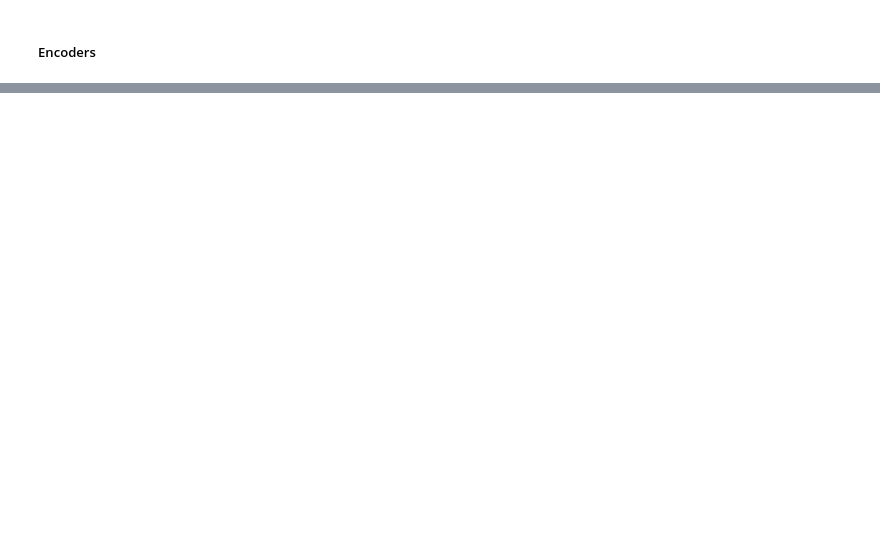
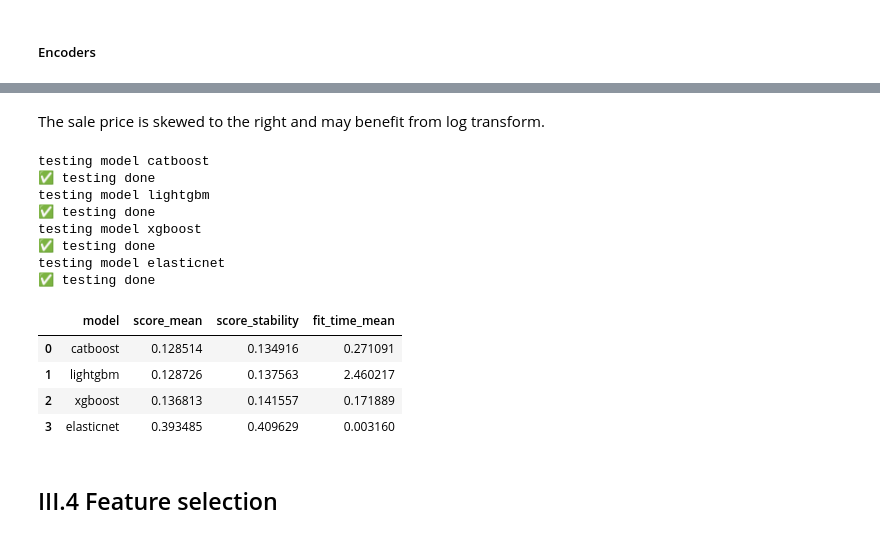
Before and after one commit to PabloRougerie/housing_kaggle, a Jupyter notebook: houses_kaggle_competition.ipynb, the cells around one changed output, grey strips where cells are left out. Drawn from its saved outputs; the diff is of its cells as text; code cells hidden in the pictures; blank space fills up the shorter version.

```diff
--- a/houses_kaggle_competition.ipynb
+++ b/houses_kaggle_competition.ipynb
@@ -1537,0 +1592,7 @@ results.to_csv("submission_final.csv", header=True, index=False)
+# %%
+selected_models = {
+    'catboost': CatBoostRegressor(iterations=100, random_state= random_state, verbose=0),
+    'lightgbm': LGBMRegressor(n_estimators=100, random_state= random_state, verbose=-1),
+    'xgboost': XGBRegressor(n_estimators=100, random_state= random_state),
+    'elasticnet': ElasticNet(alpha=1.0, l1_ratio=0.5, max_iter=10000, random_state= random_state)
+}
@@ -1537,0 +1612,40 @@ results.to_csv("submission_final.csv", header=True, index=False)
+# %% [markdown]
+The sale price is skewed to the right and may benefit from log transform.
+# %%
+#target transfo
+y_log = np.log1p(y)
+
+score_after_target_log = []
+for model_name, model_instance in selected_models.items():
+    print(f"testing model {model_name}")
+    model_score=  {}
+    results_temp = cross_validate(model_instance,
+                                      X= X_train,
+                                      y= y_log,
+                                      cv= 5,
+                                      n_jobs= -1,
+                                      scoring= "neg_root_mean_squared_error")
+    model_score["model"] = model_name
+    model_score["score_mean"] = -results_temp["test_score"].mean()
+    model_score["score_stability"] = -results_temp["test_score"].mean() + results_temp["test_score"].std()
+    model_score["fit_time_mean"] = results_temp["fit_time"].mean()
+    score_after_target_log.append(model_score)
+    print("✅ testing done")
+scores_target_log = pd.DataFrame(score_after_target_log)
+scores_target_log
+# %% [output]
+testing model catboost
+✅ testing done
+testing model lightgbm
+✅ testing done
+testing model xgboost
+✅ testing done
+testing model elasticnet
+✅ testing done
+|  | model | score_mean | score_stability | fit_time_mean |
+| 0 | catboost | 0.128514 | 0.134916 | 0.271091 |
+| 1 | lightgbm | 0.128726 | 0.137563 | 2.460217 |
+| 2 | xgboost | 0.136813 | 0.141557 | 0.171889 |
+| 3 | elasticnet | 0.393485 | 0.409629 | 0.003160 |
+# %% [markdown]
+## III.4 Feature selection
```
Also changed, not shown: parts of 188 cells of this notebook, 2 other files.
